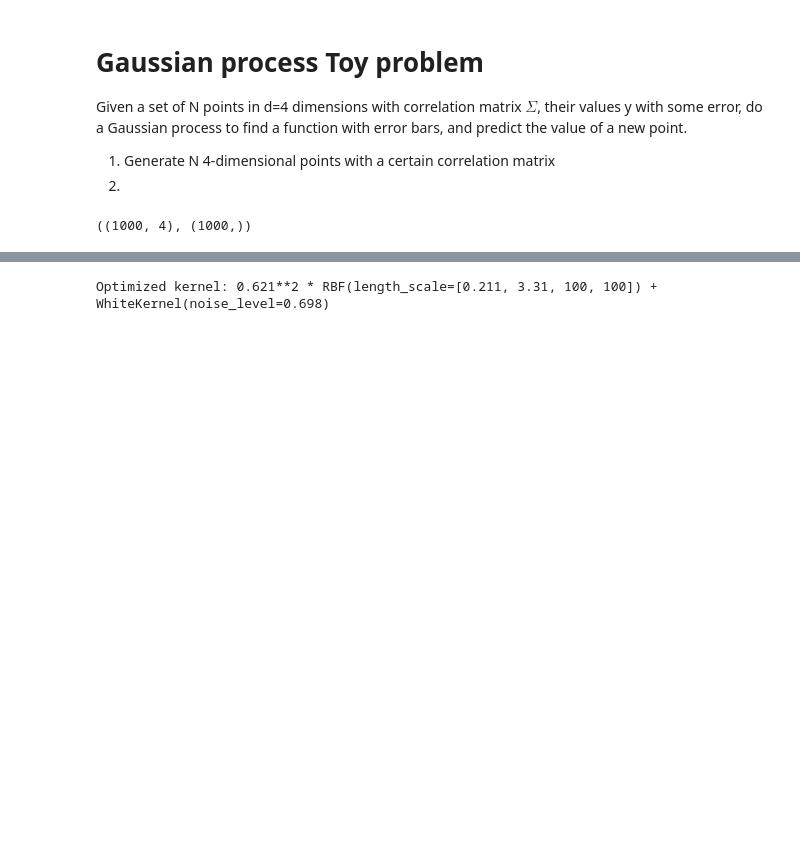
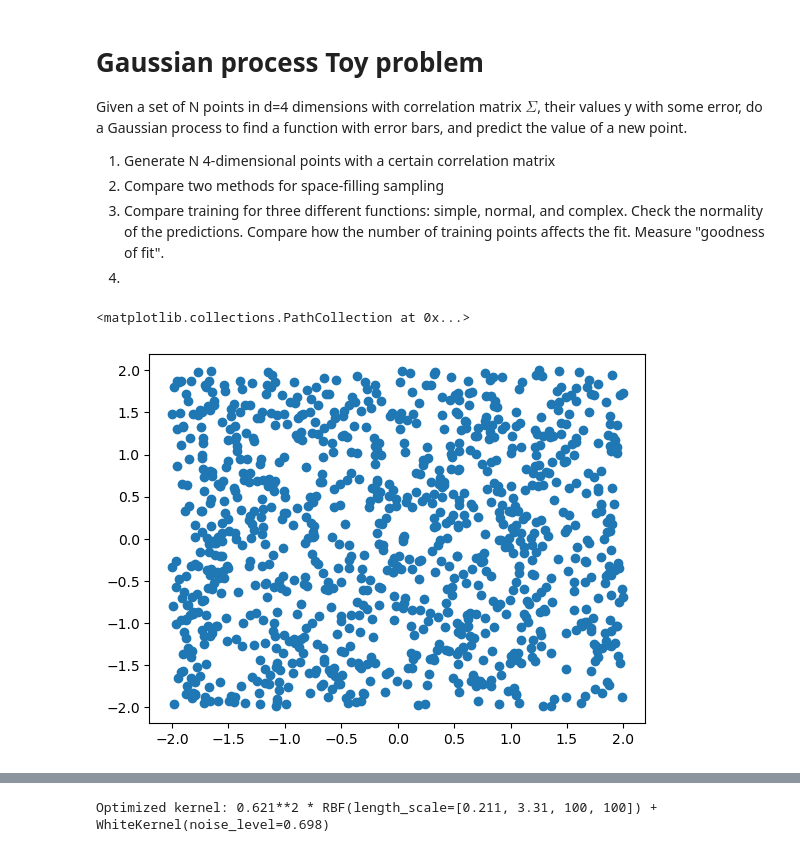
Before and after one commit to Ariam-Acevedo/sharing-repo, a Jupyter notebook: 4D Toy GP problem.ipynb, the cells around one changed output, grey strips where cells are left out. Saved outputs shown, nothing was run; the diff lists cells and outputs as text; code cells hidden in the pictures; blank space fills up the shorter version.

```diff
--- a/4D Toy GP problem.ipynb
+++ b/4D Toy GP problem.ipynb
@@ -4,7 +4,9 @@
 Given a set of N points in d=4 dimensions with correlation matrix $\Sigma$, their values y with some error, do a Gaussian process to find a function with error bars, and predict the value of a new point.
 
 1) Generate N 4-dimensional points with a certain correlation matrix
-2)
+2) Compare two methods for space-filling sampling
+3) Compare training for three different functions: simple, normal, and complex. Check the normality of the predictions. Compare how the number of training points affects the fit. Measure "goodness of fit".
+4)
 # %%
 # Imports
 import numpy as np
@@ -62,26 +64,29 @@ bounds = np.array([[-2, 2], [-2, 2], [-2, 2], [-2, 2]])
 # %%
 f="f_complicated"
 
 # --------------------------------------------------------------
 # 2. Training data (Latin Hypercube would be better for 4D, here random for simplicity)
 # --------------------------------------------------------------
 np.random.seed(42)
 n_train = 1000
 X_train = np.random.uniform(bounds[:, 0], bounds[:, 1], size=(n_train, 4))
 if f=="f_simple":
     y_train=f_simple(X_train).ravel()
 elif f=="f_normal":
     y_train=f_normal(X_train).ravel()
 else:
     y_train=f_complicated(X_train).ravel()
 # y_train = true_function(X_train).ravel()
 
 # Add a tiny noise
 y_train += np.random.normal(0, 0.1, size=y_train.shape)
 
 X_train.shape, y_train.shape
+
+plt.scatter(X_train[:,2],X_train[:,3])
 # %% [output]
-((1000, 4), (1000,))
+<matplotlib.collections.PathCollection at 0x...>
+[figure, added]
 # %%
 # --------------------------------------------------------------
 # 3. Fit Gaussian Process
```
Also changed, not shown: parts of 4 cells of this notebook.
